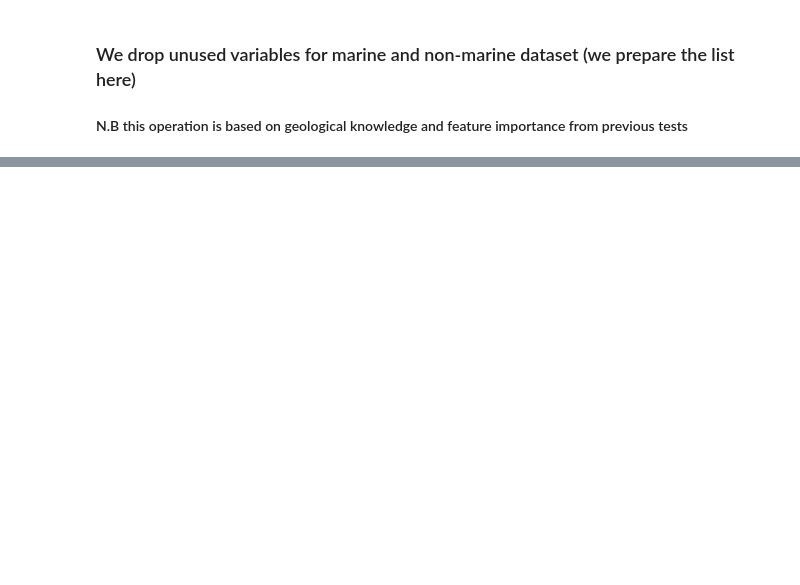
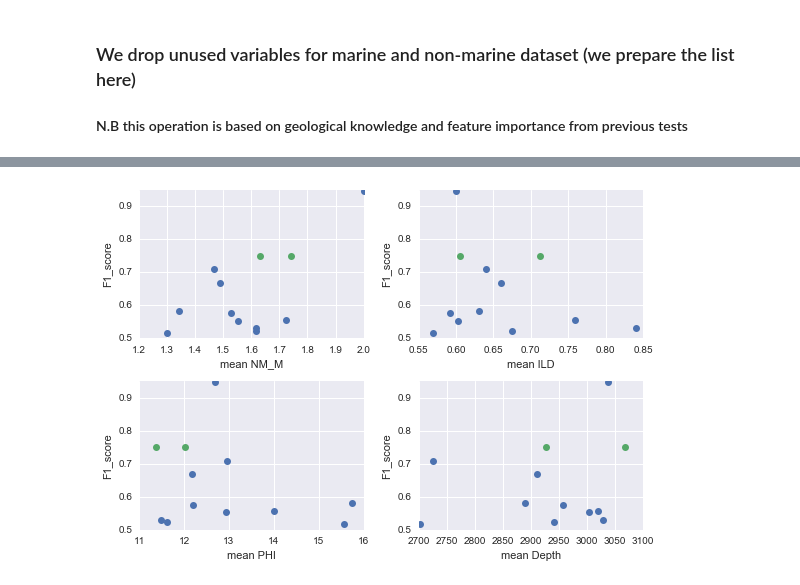
Before and after one commit to lperozzi/2016-ml-contest_liamlearn, a Jupyter notebook: Preparing_submission_v1.ipynb, the cells around one changed output, grey strips where cells are left out. Saved outputs shown, nothing was run; the diff lists cells and outputs as text; code cells hidden in the pictures; blank space fills up the shorter version.

Commit message:
updating test prediction

```diff
--- a/Preparing_submission_v1.ipynb
+++ b/Preparing_submission_v1.ipynb
@@ -453,0 +489,4 @@ ax4 = plt.subplot(gs[3])
+# %%
+filename = 'data/validation_data_nofacies.csv'
+test_data = pd.read_csv(filename)
+test_data
@@ -453,0 +507,30 @@ ax4 = plt.subplot(gs[3])
+# %%
+grouped_test = test_data.groupby('Well Name').mean()
+#Assigning arbitrary value just to plot it
+grouped_test['F1_score'] = np.ones(len(grouped_test.NM_M))*0.75
+# %%
+fig, ((ax1,ax2),(ax3,ax4)) = plt.subplots(nrows=2,ncols=2)
+
+ax1.plot(grouped.NM_M,grouped.F1_score,'o')
+ax1.plot(grouped_test.NM_M,grouped_test.F1_score,'o')
+ax1.set_xlabel('mean NM_M')
+ax1.set_ylabel('F1_score')
+
+ax2.plot(grouped.ILD_log10,grouped.F1_score,'o')
+ax2.plot(grouped_test.ILD_log10,grouped_test.F1_score,'o')
+ax2.set_xlabel('mean ILD')
+ax2.set_ylabel('F1_score')
+
+ax3.plot(grouped.PHIND,grouped.F1_score,'o')
+ax3.plot(grouped_test.PHIND,grouped_test.F1_score,'o')
+ax3.set_xlabel('mean PHI')
+ax3.set_ylabel('F1_score')
+
+ax4.plot(grouped.Depth,grouped.F1_score,'o')
+ax4.plot(grouped_test.Depth,grouped_test.F1_score,'o')
+ax4.set_xlabel('mean Depth')
+ax4.set_ylabel('F1_score')
+
+fig.tight_layout()
+# %% [output]
+[figure, added]
```
Also changed, not shown: parts of 16 cells of this notebook, 1 other file.
